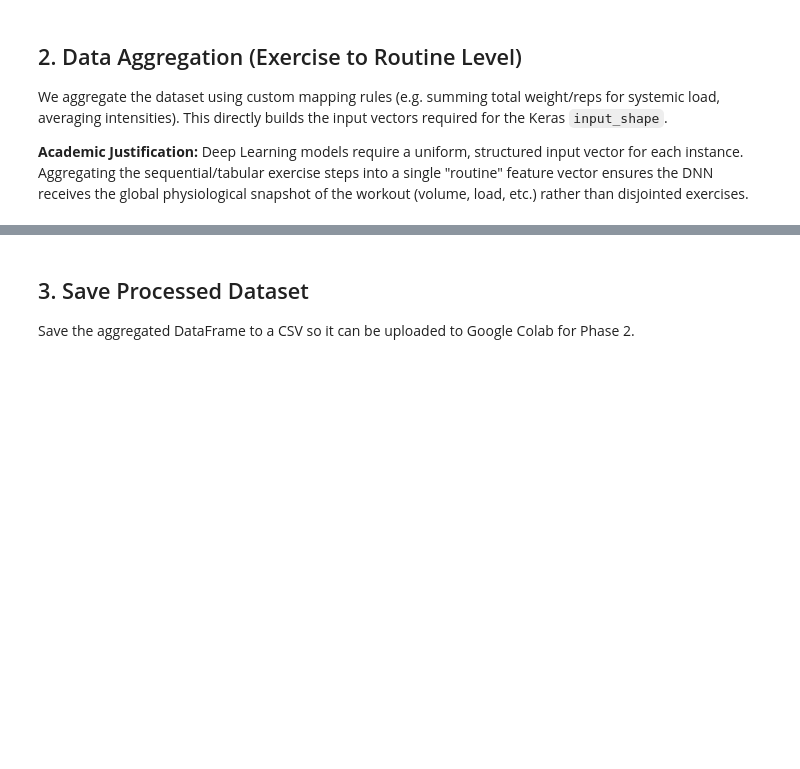
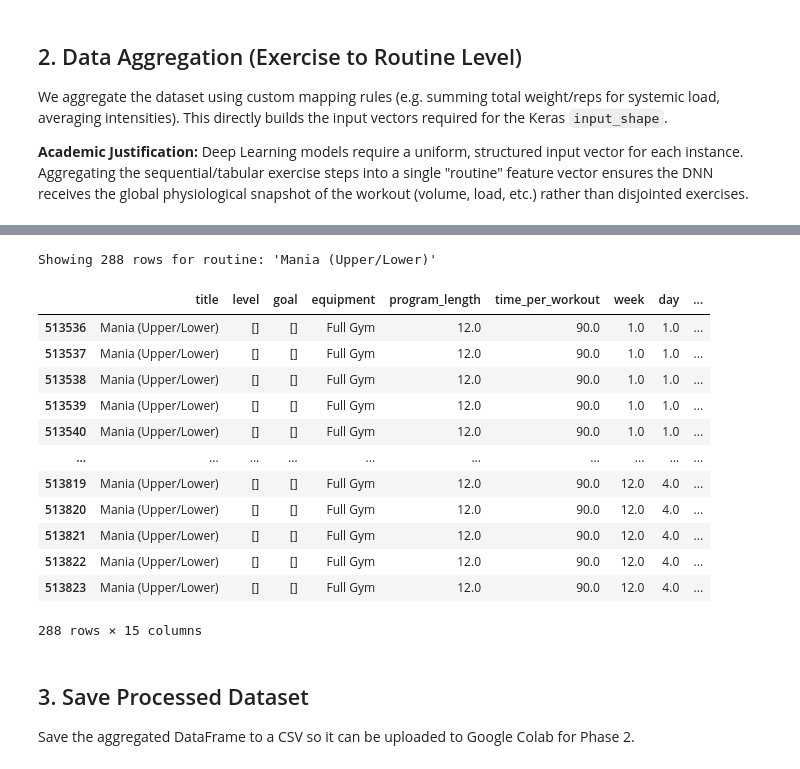
Before and after one commit to sgraziabile/proyecto-mineria, a Jupyter notebook: notebooks/01_data_preprocessing_and_eda.ipynb, the cells around one changed output, grey strips where cells are left out. Saved outputs shown, nothing was run; the diff lists cells and outputs as text; code cells hidden in the pictures; blank space fills up the shorter version.

```diff
--- a/notebooks/01_data_preprocessing_and_eda.ipynb
+++ b/notebooks/01_data_preprocessing_and_eda.ipynb
@@ -99,0 +348,13 @@ dtype: int64
+# %%
+#Calculate volume per exercise
+import numpy as np
+
+# Calculate volume: Sets * Reps (but only if Reps >= 0. Otherwise, leave as NaN)
+df_final['volume'] = np.where(
+    df_final['reps'] >= 0,
+    df_final['sets'] * df_final['reps'],
+    np.nan
+)
+
+# Display the result to verify
+display(df_final[['sets', 'reps', 'volume']].head())
@@ -113,3 +423,36 @@ We aggregate the dataset using custom mapping rules (e.g. summing total weight/r
+# %%
+def display_routine_rows(df, routine_title):
+    """
+    Filters the dataframe to show only the rows that belong to a specific routine.
+    """
+    # Filter the dataset where the 'title' exactly matches the requested routine
+    routine_df = df[df['title'] == routine_title]
+
+    print(f"Showing {len(routine_df)} rows for routine: '{routine_title}'")
+
+    # Display the filtered dataframe
+    display(routine_df)
+
+    # (Optional) Return it in case you want to save it to a variable
+    return routine_df
+# %%
+#Check the routine program
+my_routine_data = display_routine_rows(df_final, "Mania (Upper/Lower)")
+# %% [output]
+Showing 288 rows for routine: 'Mania (Upper/Lower)'
+|  | title | level | goal | equipment | program_length | time_per_workout | week | day | ... |
+| 513536 | Mania (Upper/Lower) | [] | [] | Full Gym | 12.0 | 90.0 | 1.0 | 1.0 | ... |
+| 513537 | Mania (Upper/Lower) | [] | [] | Full Gym | 12.0 | 90.0 | 1.0 | 1.0 | ... |
+| 513538 | Mania (Upper/Lower) | [] | [] | Full Gym | 12.0 | 90.0 | 1.0 | 1.0 | ... |
+| 513539 | Mania (Upper/Lower) | [] | [] | Full Gym | 12.0 | 90.0 | 1.0 | 1.0 | ... |
+| 513540 | Mania (Upper/Lower) | [] | [] | Full Gym | 12.0 | 90.0 | 1.0 | 1.0 | ... |
+| ... | ... | ... | ... | ... | ... | ... | ... | ... | ... |
+| 513819 | Mania (Upper/Lower) | [] | [] | Full Gym | 12.0 | 90.0 | 12.0 | 4.0 | ... |
+| 513820 | Mania (Upper/Lower) | [] | [] | Full Gym | 12.0 | 90.0 | 12.0 | 4.0 | ... |
+| 513821 | Mania (Upper/Lower) | [] | [] | Full Gym | 12.0 | 90.0 | 12.0 | 4.0 | ... |
+| 513822 | Mania (Upper/Lower) | [] | [] | Full Gym | 12.0 | 90.0 | 12.0 | 4.0 | ... |
+| 513823 | Mania (Upper/Lower) | [] | [] | Full Gym | 12.0 | 90.0 | 12.0 | 4.0 | ... |
+288 rows × 15 columns
 # %% [markdown]
 ## 3. Save Processed Dataset
 
```
Also changed, not shown: parts of 18 cells of this notebook.
